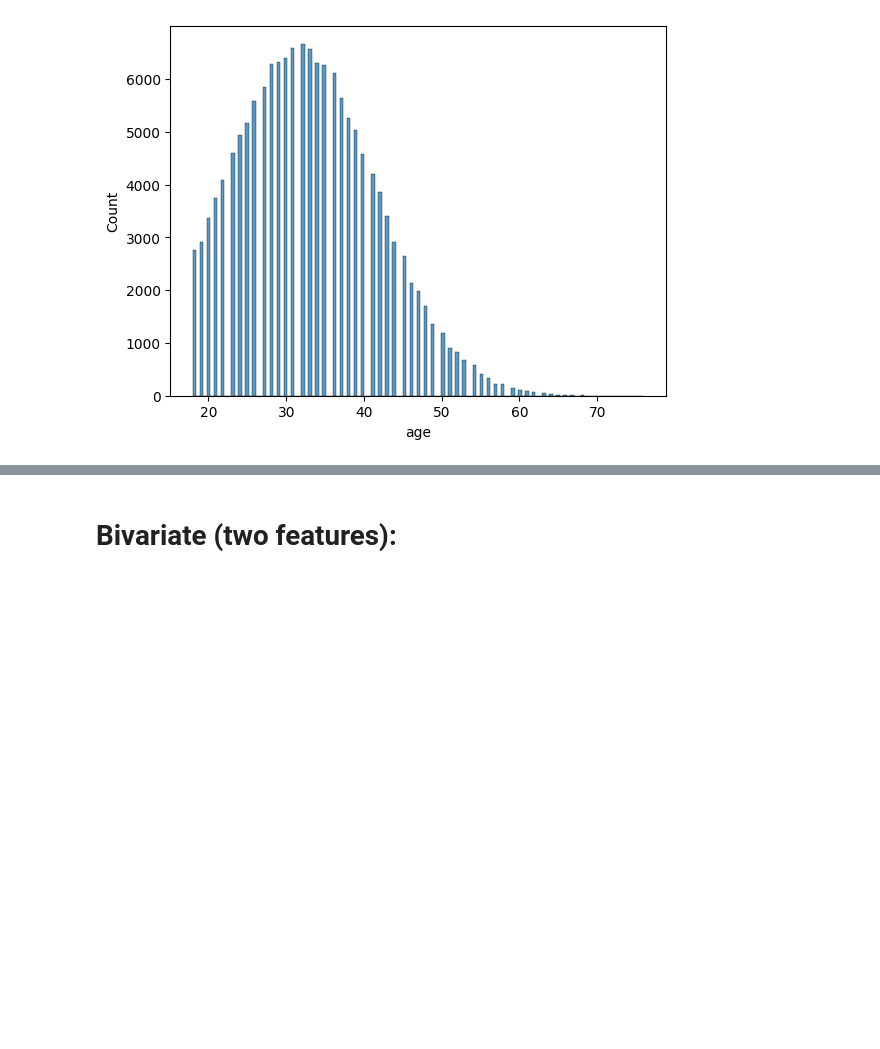
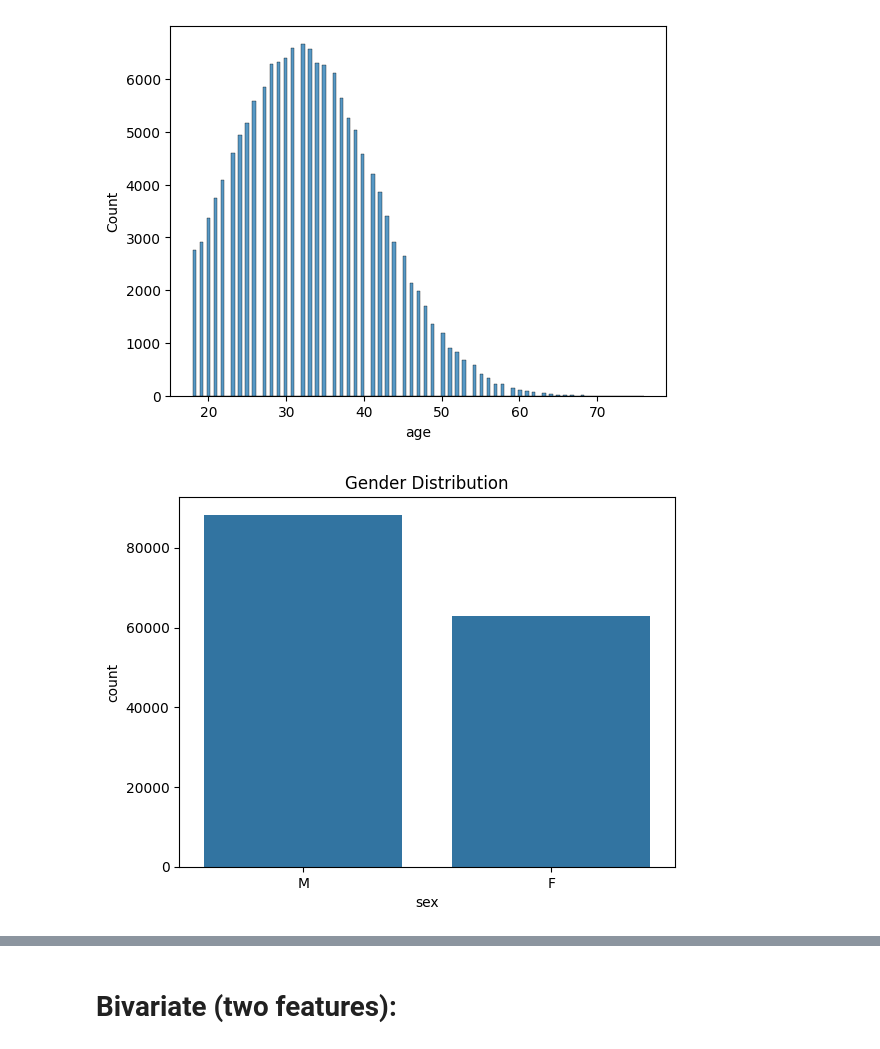
Before and after one commit to saron03/Fraud_Detection, a Jupyter notebook: notebooks/2_EDA.ipynb, the cells around one changed output, grey strips where cells are left out. Saved outputs shown, nothing was run; the diff lists cells and outputs as text; code cells hidden in the pictures; blank space fills up the shorter version.

```diff
--- a/notebooks/2_EDA.ipynb
+++ b/notebooks/2_EDA.ipynb
@@ -14,3 +14,11 @@ sns.histplot(fraud_df['age'])
 plt.savefig('../reports/figures/age_distribution.png')
 # %% [output]
 [figure]
+# %%
+# Gender distribution
+sns.countplot(x='sex', data=fraud_df)
+plt.title("Gender Distribution")
+plt.savefig('../reports/figures/gender_distribution.png')
+plt.show()
+# %% [output]
+[figure, added]
```
Also changed, not shown: parts of 3 cells of this notebook, 19 other files.
